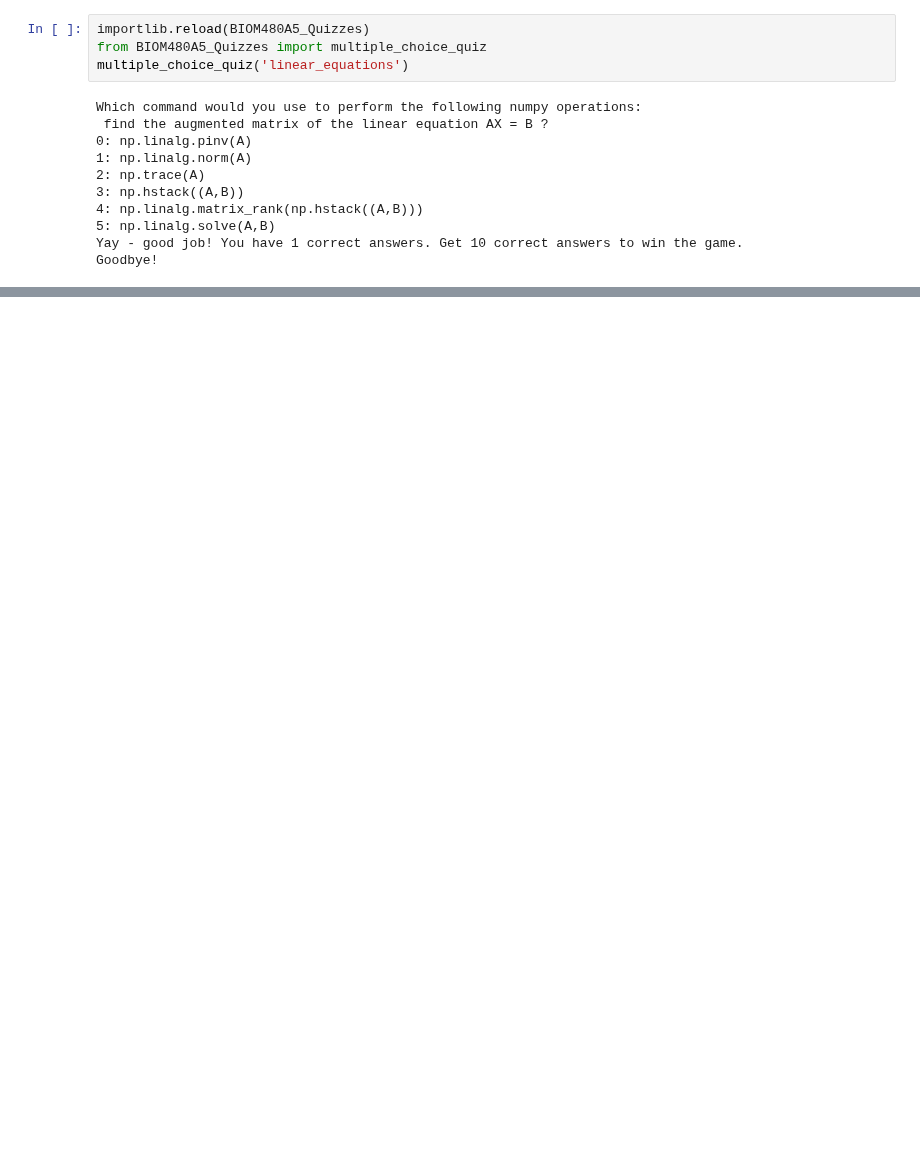
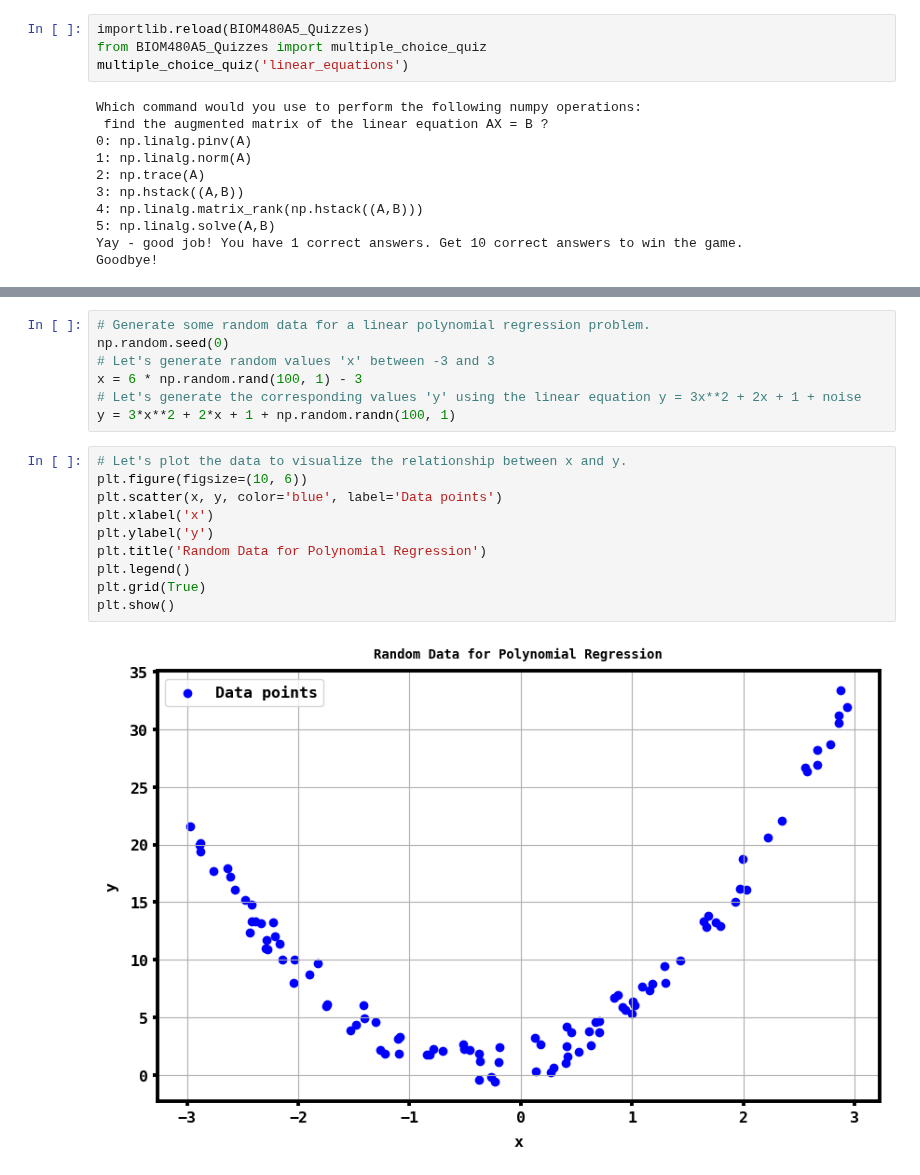
Before and after one commit to nlgrasso/480A5CourseMaterials, a Jupyter notebook: Module1-PreliminaryPython/M1D_NumPy_and_Linear_Algebra.ipynb, the cells around one changed output, grey strips where cells are left out. Cells and saved outputs as stored; diff of their text form; blank space fills up the shorter version.

Commit message:
Update section header formatting in M1D notebook and add polynomial fitting example.

```diff
--- a/Module1-PreliminaryPython/M1D_NumPy_and_Linear_Algebra.ipynb
+++ b/Module1-PreliminaryPython/M1D_NumPy_and_Linear_Algebra.ipynb
@@ -1252,0 +1262,19 @@ Goodbye!
+# %%
+# Generate some random data for a linear polynomial regression problem.
+np.random.seed(0)
+# Let's generate random values 'x' between -3 and 3
+x = 6 * np.random.rand(100, 1) - 3
+# Let's generate the corresponding values 'y' using the linear equation y = 3x**2 + 2x + 1 + noise
+y = 3*x**2 + 2*x + 1 + np.random.randn(100, 1)
+# %%
+# Let's plot the data to visualize the relationship between x and y.
+plt.figure(figsize=(10, 6))
+plt.scatter(x, y, color='blue', label='Data points')
+plt.xlabel('x')
+plt.ylabel('y')
+plt.title('Random Data for Polynomial Regression')
+plt.legend()
+plt.grid(True)
+plt.show()
+# %% [output]
+[figure, added]
```
Also changed, not shown: parts of 29 cells of this notebook.
